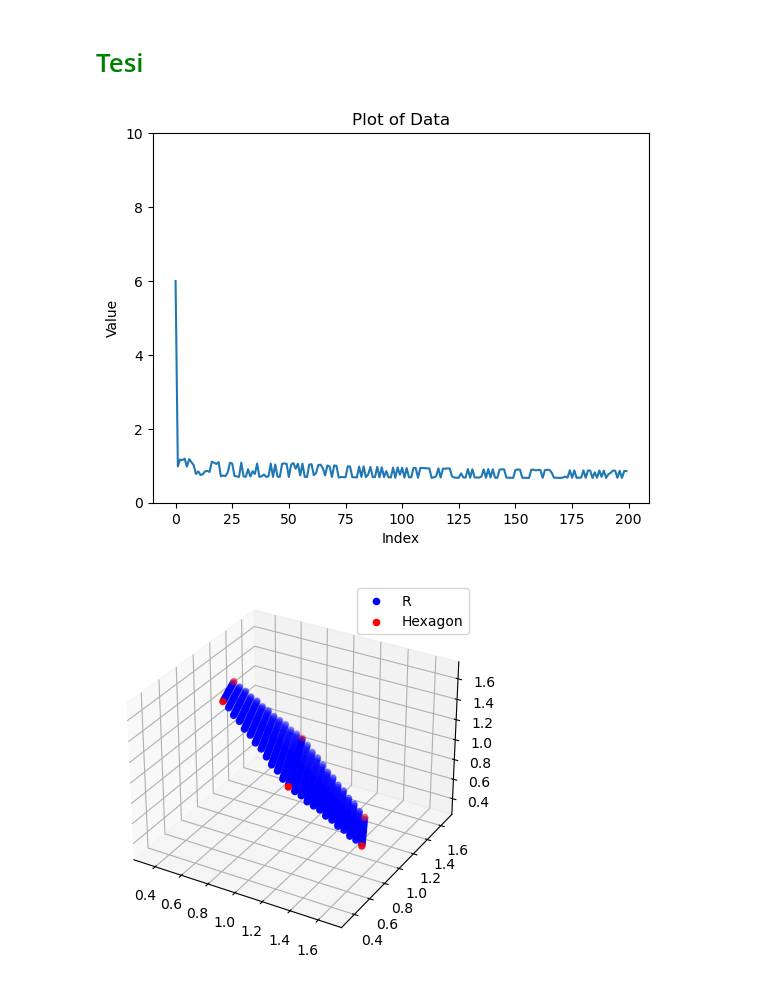
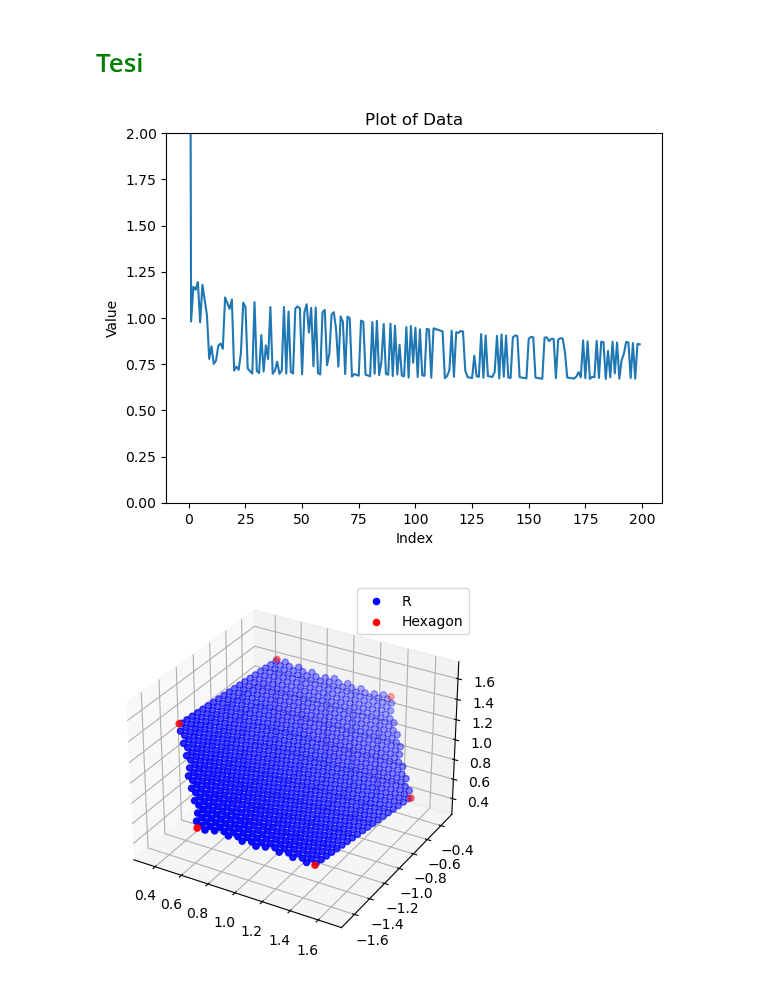
Before and after one commit to Cr3sp1/Rain, a Jupyter notebook: Tesi.ipynb, the cells around one changed output. Saved outputs shown, nothing was run; the diff lists cells and outputs as text; code cells hidden in the pictures.

```diff
--- a/Tesi.ipynb
+++ b/Tesi.ipynb
@@ -15,7 +15,7 @@ plt.plot(data)
 
 
 # Set y-axis limits
-plt.ylim(0, 10)
+plt.ylim(0, 2)
 
 # Add labels and title
 plt.xlabel("Index")
@@ -25,30 +25,30 @@ plt.title("Plot of Data")
 # Show the plot
 plt.show()
 # %% [output]
-[figure, old version]
+[figure, new version]
 # %%
 # Load data from the file
 data1 = np.loadtxt("Rays_code/RayOrigins.dat", delimiter=',')
 x1, y1, z1 = data1[:, 0], data1[:, 1], data1[:, 2]
 
 # Create a 3D figure
 fig = plt.figure()
 ax = fig.add_subplot(111, projection='3d')
 
 # Scatter plot the points
-ax.scatter(x1, y1, z1, c='blue', label='R')
+ax.scatter(x1, -y1, z1, c='blue', label='R')
 
 
 data2 = np.loadtxt("Rays_code/H.dat", delimiter=',')
 x2, y2, z2 = data2[:, 0], data2[:, 1], data2[:, 2]
 
 # Scatter plot the new points
-ax.scatter(x2, y2, z2, c='red', label='Hexagon')
+ax.scatter(x2, -y2, z2, c='red', label='Hexagon')
 
 # Add a legend
 ax.legend()
 
 # Show the plot
 plt.show()
 # %% [output]
-[figure, old version]
+[figure, new version]
```
Also changed, not shown: 7 other files.
